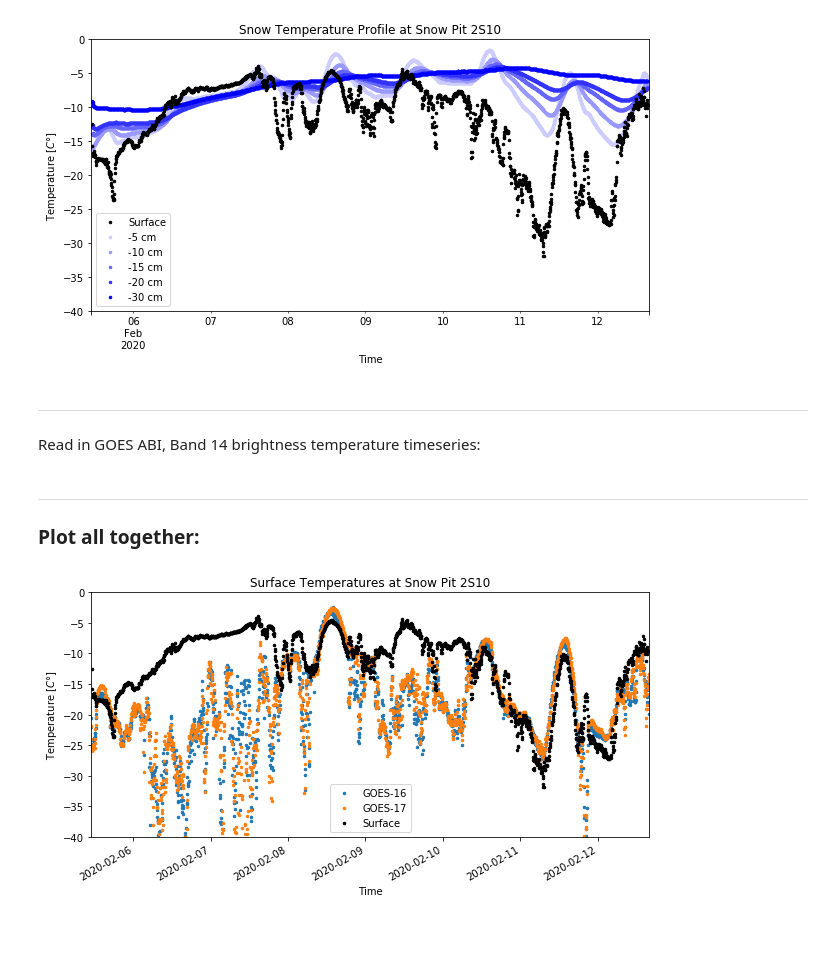
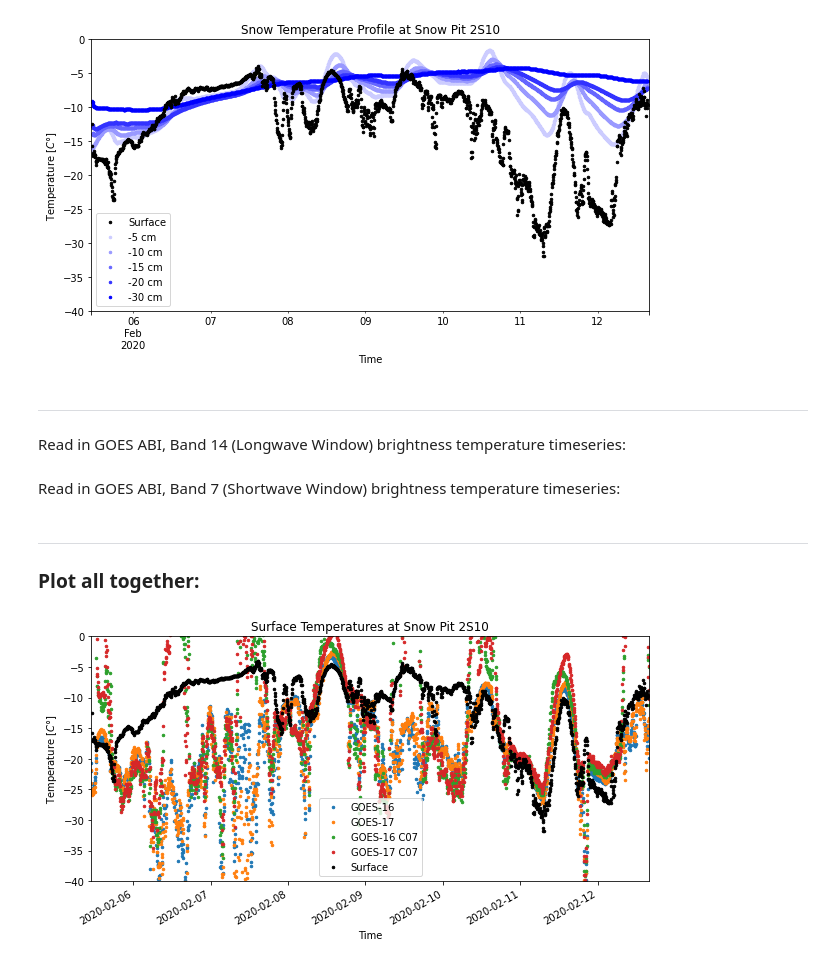
Before and after one commit to spestana/snowex2020-snow-temp, a Jupyter notebook: snow-temp-goes-demo.ipynb, the cells around one changed output. Drawn from its saved outputs; the diff is of its cells as text; code cells hidden in the pictures; blank space fills up the shorter version.

Commit message:
Add midwave ir band

```diff
--- a/snow-temp-goes-demo.ipynb
+++ b/snow-temp-goes-demo.ipynb
@@ -131,38 +157,51 @@ Text(0.5, 1.0, 'Snow Temperature Profile at Snow Pit 2S10')
 # %% [markdown]
 ---
 
-Read in GOES ABI, Band 14 brightness temperature timeseries:
+Read in GOES ABI, Band 14 (Longwave Window) brightness temperature timeseries:
 # %%
 # Read files
-g16 = pd.read_pickle('data/GOES_timeseries/SnowPit2S10_GOES-16_timeseries_Feb2020.pkl')
-g17 = pd.read_pickle('data/GOES_timeseries/SnowPit2S10_GOES-17_timeseries_Feb2020.pkl')
+g16_b14 = pd.read_pickle('data/GOES_timeseries/SnowPit2S10_GOES-16_timeseries_Feb2020.pkl')
+g17_b14 = pd.read_pickle('data/GOES_timeseries/SnowPit2S10_GOES-17_timeseries_Feb2020.pkl')
 
 # Convert UTC to UTC-7 (MST) and set index to the datetime
-g16.index  = pd.to_datetime(g16.time) - pd.Timedelta(hours=7)
-g17.index  = pd.to_datetime(g17.time) - pd.Timedelta(hours=7)
+g16_b14.index  = pd.to_datetime(g16_b14.time) - pd.Timedelta(hours=7)
+g17_b14.index  = pd.to_datetime(g17_b14.time) - pd.Timedelta(hours=7)
+# %% [markdown]
+Read in GOES ABI, Band 7 (Shortwave Window) brightness temperature timeseries:
+# %%
+# Read files
+g16_b7 = pd.read_pickle('data/GOES_timeseries/SnowPit2S10_GOES-16_C07_timeseries_Feb2020.pkl')
+g17_b7 = pd.read_pickle('data/GOES_timeseries/SnowPit2S10_GOES-17_C07_timeseries_Feb2020.pkl')
+
+# Convert UTC to UTC-7 (MST) and set index to the datetime
+g16_b7.index  = pd.to_datetime(g16_b7.time) - pd.Timedelta(hours=7)
+g17_b7.index  = pd.to_datetime(g17_b7.time) - pd.Timedelta(hours=7)
 # %% [markdown]
 ---
 ### Plot all together:
 # %%
 fig, ax = plt.subplots(1,1,figsize=(10,5))
 
 startdate = pd.datetime(2020,2,5,11,0)
 enddate = pd.datetime(2020,2,12,16,0)
 
-g16.tb.plot(ax=ax, linestyle='none', marker='.', markersize=5, c='tab:blue', label='GOES-16', zorder=0)
-g17.tb.plot(ax=ax, linestyle='none', marker='.', markersize=5, c='tab:orange', label='GOES-17', zorder=0)
+g16_b14.tb.plot(ax=ax, linestyle='none', marker='.', markersize=5, c='tab:blue', label='GOES-16', zorder=0)
+g17_b14.tb.plot(ax=ax, linestyle='none', marker='.', markersize=5, c='tab:orange', label='GOES-17', zorder=0)
+
+g16_b7.tb.plot(ax=ax, linestyle='none', marker='.', markersize=5, c='tab:green', label='GOES-16 C07', zorder=0)
+g17_b7.tb.plot(ax=ax, linestyle='none', marker='.', markersize=5, c='tab:red', label='GOES-17 C07', zorder=0)
 
 gm1.rad_avg.plot(ax=ax, linestyle='none', marker='.', markersize=5, c='k', label='Surface', zorder=99)
 
 ax.set_ylim((-40,0))
 ax.set_xlim((startdate,enddate))
 
 ax.legend()
 ax.set_ylabel('Temperature [$C\degree$]')
 ax.set_xlabel('Time')
 ax.set_title('Surface Temperatures at Snow Pit 2S10');
 # %% [output]
-[figure, old version]
+[figure, new version]
 # %%
 fig, ax = plt.subplots(1,1,figsize=(5,5))
 
```
Also changed, not shown: parts of 3 cells of this notebook, 2 other files.
